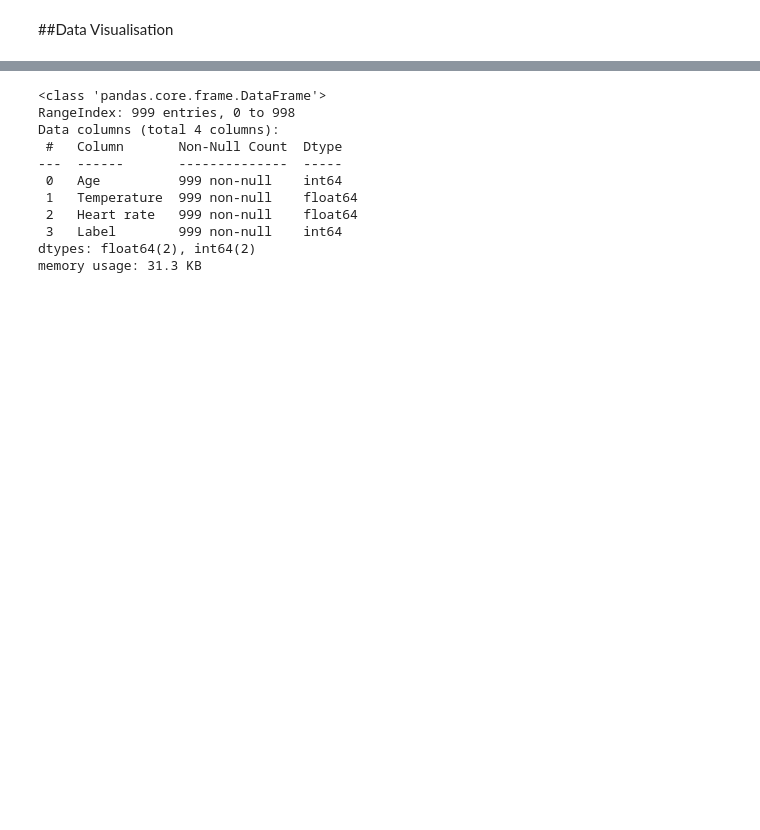
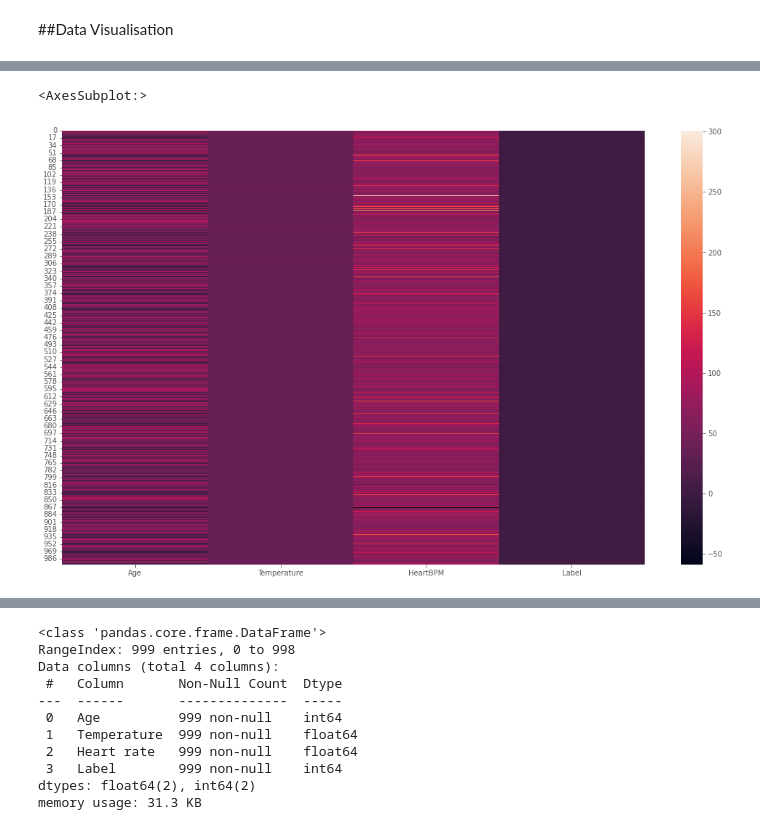
Before and after one commit to Cescollino/FederatedPi, a Jupyter notebook: Client/Client Python Notebook.ipynb, the cells around one changed output, grey strips where cells are left out. Saved outputs shown, nothing was run; the diff lists cells and outputs as text; code cells hidden in the pictures; blank space fills up the shorter version.

```diff
--- a/Client/Client Python Notebook.ipynb
+++ b/Client/Client Python Notebook.ipynb
@@ -139,3 +140,8 @@ TypeError: heatmap() missing 1 required positional argument: 'data'
+# %%
+sns.heatmap(Data_Train)
+# %% [output]
+<AxesSubplot:>
+[figure, added]
 # %%
 Data_Train.plot(kind='scatter',x='Age',y='HeartBPM', color ='green')
 # %% [output]
```
Also changed, not shown: parts of 6 cells of this notebook, 2 other files.
